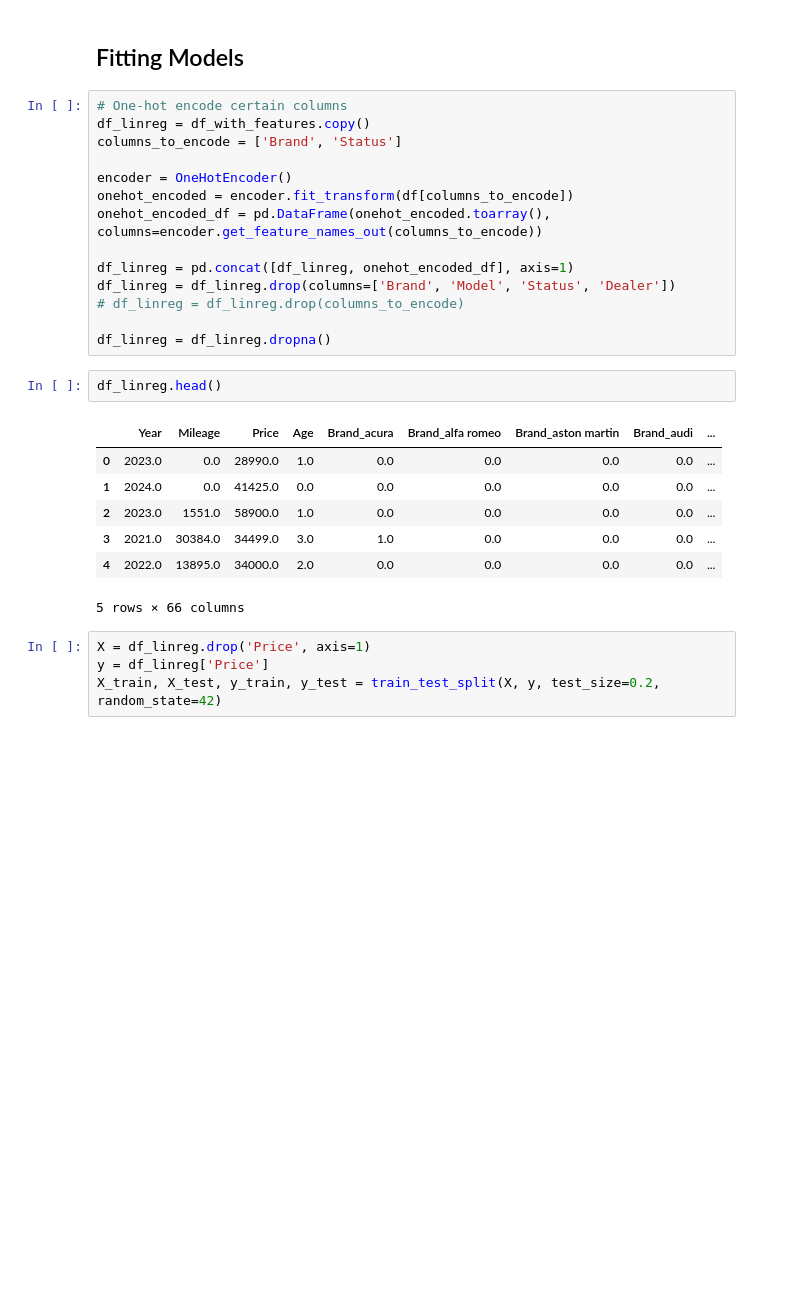
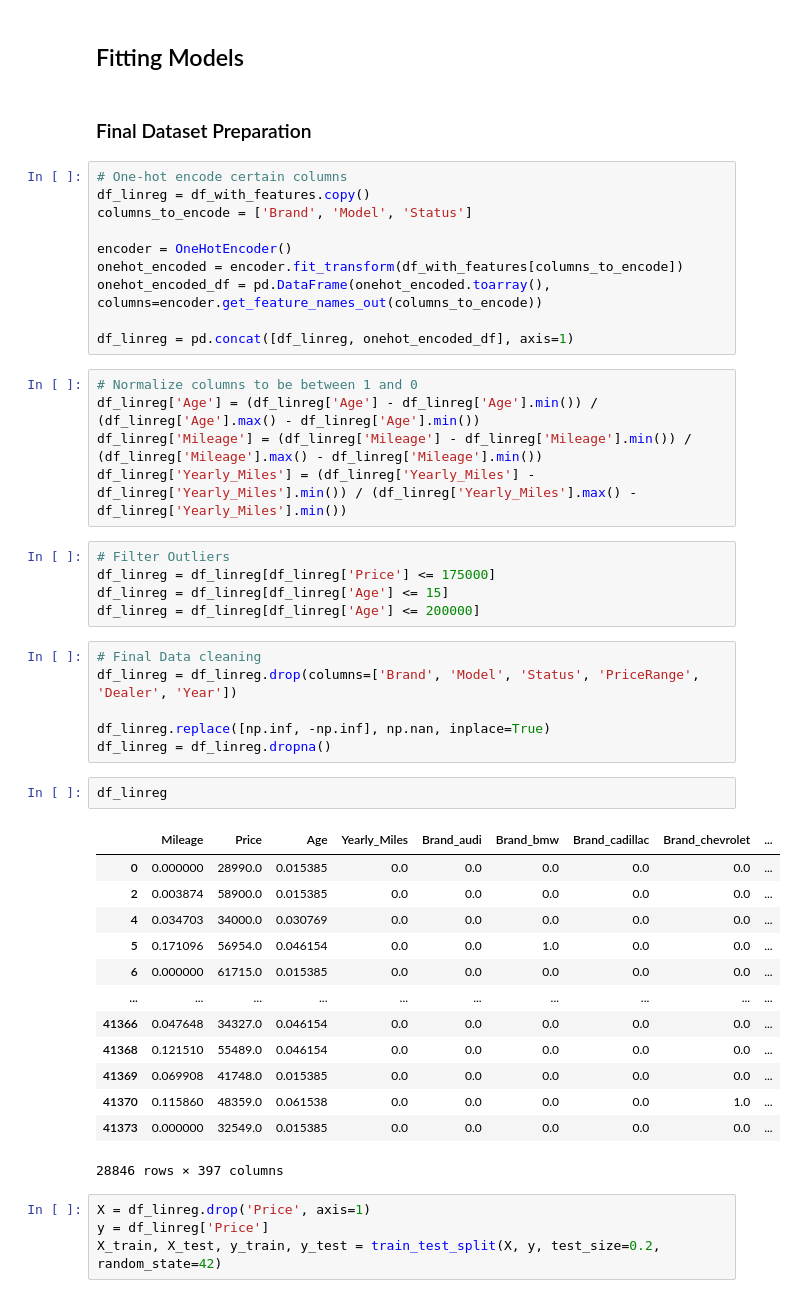
Before and after one commit to BlueOceanWave/ML-584-Project, a Jupyter notebook: analysis.ipynb, the cells around one changed output. Drawn from its saved outputs; the diff is of its cells as text; blank space fills up the shorter version.

```diff
--- a/analysis.ipynb
+++ b/analysis.ipynb
@@ -270,29 +268,49 @@ for brand, brand_df in brand_datasets.items():
 # %% [markdown]
 ## Fitting Models
+# %% [markdown]
+### Final Dataset Preparation
 # %%
 # One-hot encode certain columns
 df_linreg = df_with_features.copy()
-columns_to_encode = ['Brand', 'Status']
+columns_to_encode = ['Brand', 'Model', 'Status']
 
 encoder = OneHotEncoder()
-onehot_encoded = encoder.fit_transform(df[columns_to_encode])
+onehot_encoded = encoder.fit_transform(df_with_features[columns_to_encode])
 onehot_encoded_df = pd.DataFrame(onehot_encoded.toarray(), columns=encoder.get_feature_names_out(columns_to_encode))
 
 df_linreg = pd.concat([df_linreg, onehot_encoded_df], axis=1)
-df_linreg = df_linreg.drop(columns=['Brand', 'Model', 'Status', 'Dealer'])
-# df_linreg = df_linreg.drop(columns_to_encode)
-
-df_linreg = df_linreg.dropna()
+# %%
+# Normalize columns to be between 1 and 0
+df_linreg['Age'] = (df_linreg['Age'] - df_linreg['Age'].min()) / (df_linreg['Age'].max() - df_linreg['Age'].min())
+df_linreg['Mileage'] = (df_linreg['Mileage'] - df_linreg['Mileage'].min()) / (df_linreg['Mileage'].max() - df_linreg['Mileage'].min())
+df_linreg['Yearly_Miles'] = (df_linreg['Yearly_Miles'] - df_linreg['Yearly_Miles'].min()) / (df_linreg['Yearly_Miles'].max() - df_linreg['Yearly_Miles'].min())
+# %%
+# Filter Outliers
+df_linreg = df_linreg[df_linreg['Price'] <= 175000]
+df_linreg = df_linreg[df_linreg['Age'] <= 15]
+df_linreg = df_linreg[df_linreg['Age'] <= 200000]
+# %%
+# Final Data cleaning
+df_linreg = df_linreg.drop(columns=['Brand', 'Model', 'Status', 'PriceRange', 'Dealer', 'Year'])
+
+df_linreg.replace([np.inf, -np.inf], np.nan, inplace=True)
+df_linreg = df_linreg.dropna()
 # %%
-df_linreg.head()
+df_linreg
 # %% [output]
-|  | Year | Mileage | Price | Age | Brand_acura | Brand_alfa romeo | Brand_aston martin | Brand_audi | ... |
-| 0 | 2023.0 | 0.0 | 28990.0 | 1.0 | 0.0 | 0.0 | 0.0 | 0.0 | ... |
-| 1 | 2024.0 | 0.0 | 41425.0 | 0.0 | 0.0 | 0.0 | 0.0 | 0.0 | ... |
-| 2 | 2023.0 | 1551.0 | 58900.0 | 1.0 | 0.0 | 0.0 | 0.0 | 0.0 | ... |
-| 3 | 2021.0 | 30384.0 | 34499.0 | 3.0 | 1.0 | 0.0 | 0.0 | 0.0 | ... |
-| 4 | 2022.0 | 13895.0 | 34000.0 | 2.0 | 0.0 | 0.0 | 0.0 | 0.0 | ... |
+|  | Mileage | Price | Age | Yearly_Miles | Brand_audi | Brand_bmw | Brand_cadillac | Brand_chevrolet | ... |
+| 0 | 0.000000 | 28990.0 | 0.015385 | 0.0 | 0.0 | 0.0 | 0.0 | 0.0 | ... |
+| 2 | 0.003874 | 58900.0 | 0.015385 | 0.0 | 0.0 | 0.0 | 0.0 | 0.0 | ... |
+| 4 | 0.034703 | 34000.0 | 0.030769 | 0.0 | 0.0 | 0.0 | 0.0 | 0.0 | ... |
+| 5 | 0.171096 | 56954.0 | 0.046154 | 0.0 | 0.0 | 1.0 | 0.0 | 0.0 | ... |
+| 6 | 0.000000 | 61715.0 | 0.015385 | 0.0 | 0.0 | 0.0 | 0.0 | 0.0 | ... |
+| ... | ... | ... | ... | ... | ... | ... | ... | ... | ... |
+| 41366 | 0.047648 | 34327.0 | 0.046154 | 0.0 | 0.0 | 0.0 | 0.0 | 0.0 | ... |
+| 41368 | 0.121510 | 55489.0 | 0.046154 | 0.0 | 0.0 | 0.0 | 0.0 | 0.0 | ... |
+| 41369 | 0.069908 | 41748.0 | 0.015385 | 0.0 | 0.0 | 0.0 | 0.0 | 0.0 | ... |
+| 41370 | 0.115860 | 48359.0 | 0.061538 | 0.0 | 0.0 | 0.0 | 0.0 | 1.0 | ... |
+| 41373 | 0.000000 | 32549.0 | 0.015385 | 0.0 | 0.0 | 0.0 | 0.0 | 0.0 | ... |
-5 rows × 66 columns
+28846 rows × 397 columns
 # %%
 X = df_linreg.drop('Price', axis=1)
 y = df_linreg['Price']
```
Also changed, not shown: parts of 35 cells of this notebook.
